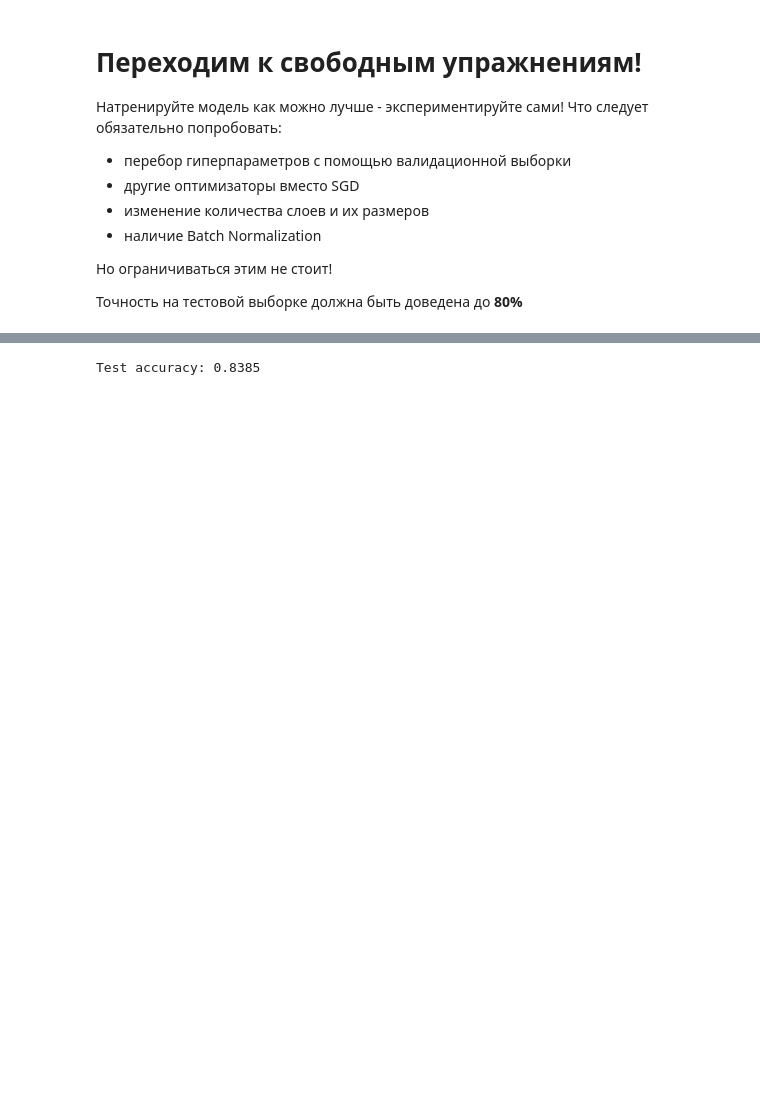
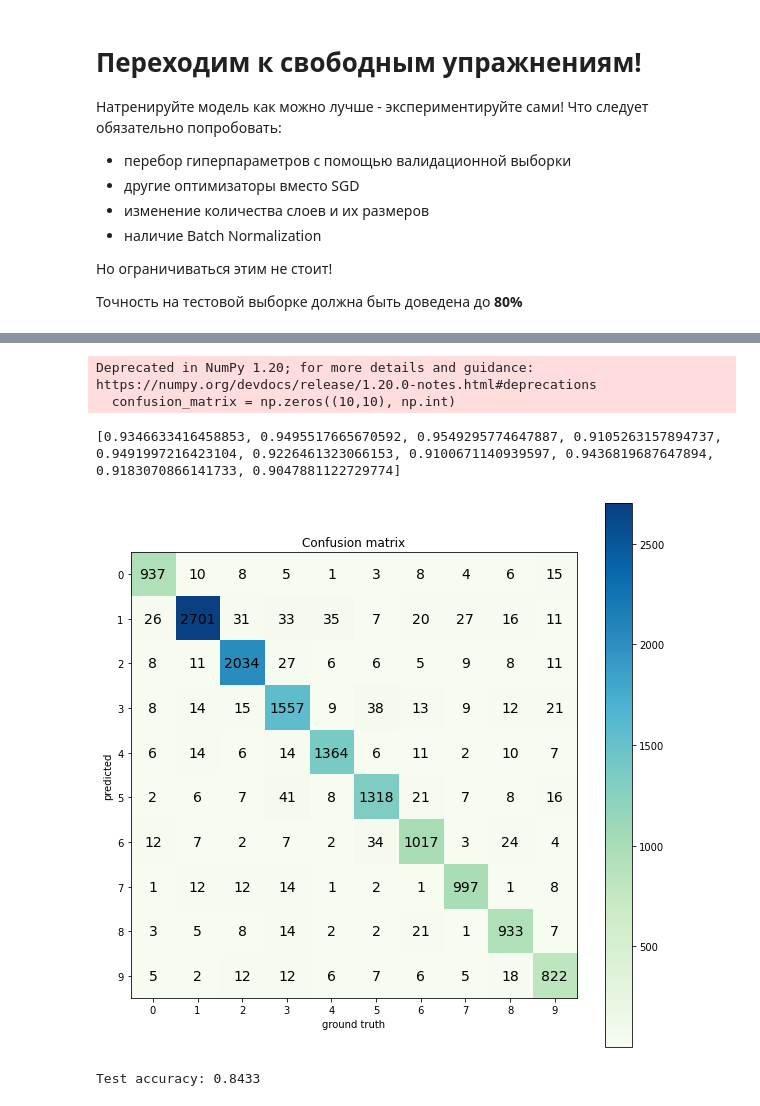
Before and after one commit to kononovarseniy/dlcourse_ai, a Jupyter notebook: assignments/assignment2/PyTorch.ipynb, the cells around one changed output, grey strips where cells are left out. Drawn from its saved outputs; the diff is of its cells as text; code cells hidden in the pictures; blank space fills up the shorter version.

```diff
--- a/assignments/assignment2/PyTorch.ipynb
+++ b/assignments/assignment2/PyTorch.ipynb
@@ -499,7 +632,25 @@ Average loss: 0.387275, Train accuracy: 0.888749, Val accuracy: 0.857621
+# %%
+predictions, gt = evaluate_model(best_nn_model, data_train, val_indices)
+confusion_matrix = build_confusion_matrix(predictions, gt)
+visualize_confusion_matrix(confusion_matrix)
+f1s = []
+for i_class in range(10):
+    others = np.arange(10) != i_class
+    tp = confusion_matrix[i_class, i_class]
+    fp = np.sum(confusion_matrix[i_class, others])
+    tn = np.sum(confusion_matrix[others, others])
+    fn = np.sum(confusion_matrix[others, i_class])
+    f1s.append(tp / (tp + (fp + fn) / 2))
+print(f1s)
+# %% [output]
+Deprecated in NumPy 1.20; for more details and guidance: https://numpy.org/devdocs/release/1.20.0-notes.html#deprecations
+  confusion_matrix = np.zeros((10,10), np.int)
+[0.9346633416458853, 0.9495517665670592, 0.9549295774647887, 0.9105263157894737, 0.9491997216423104, 0.9226461323066153, 0.9100671140939597, 0.9436819687647894, 0.9183070866141733, 0.9047881122729774]
+[figure, added]
 # %%
 # Как всегда, в конце проверяем на test set
 test_loader = torch.utils.data.DataLoader(data_test, batch_size=batch_size)
-test_accuracy = compute_accuracy(nn_model, test_loader)
+test_accuracy = compute_accuracy(best_nn_model, test_loader)
 print("Test accuracy: %2.4f" % test_accuracy)
 # %% [output]
-Test accuracy: 0.8385
+Test accuracy: 0.8433
```
Also changed, not shown: parts of 10 cells of this notebook.
